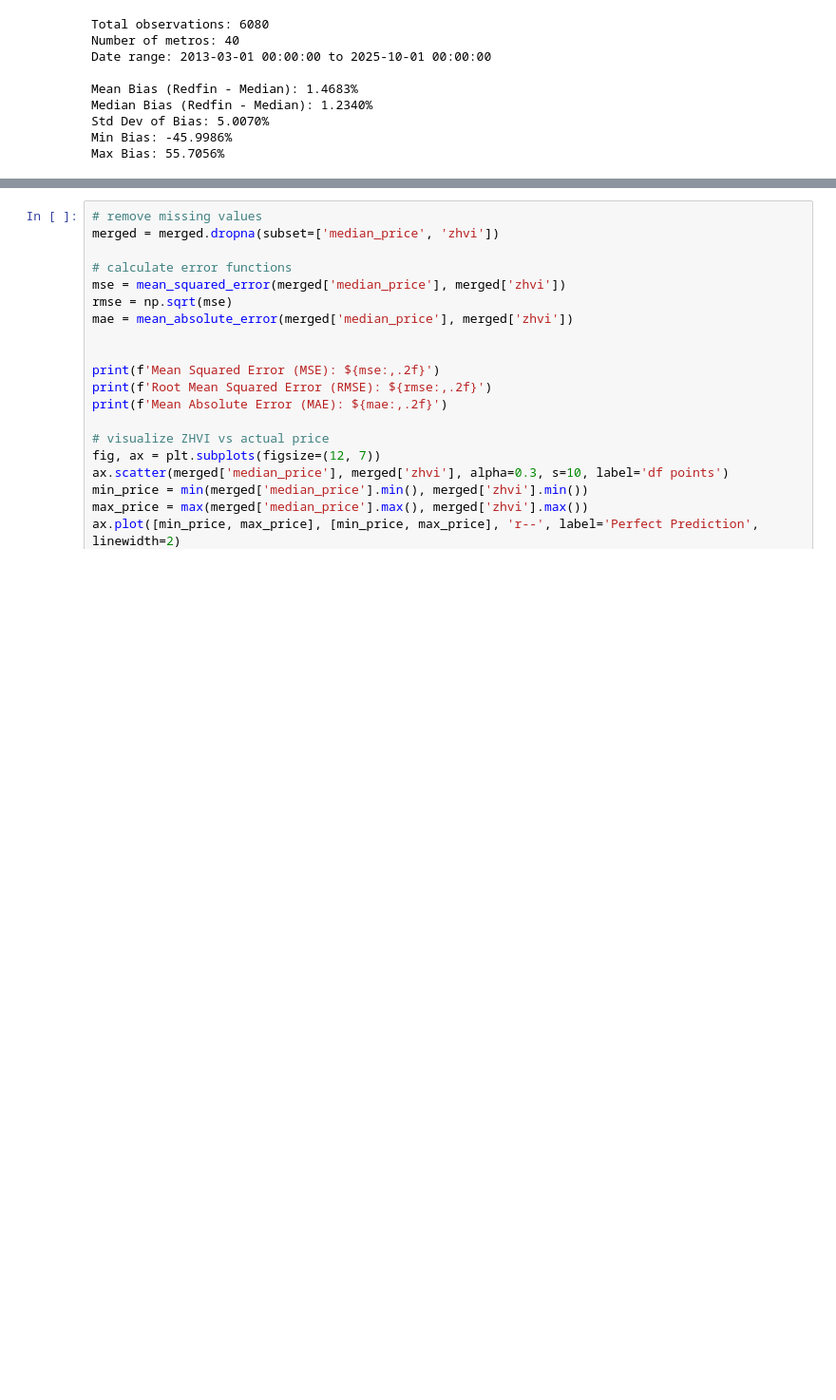
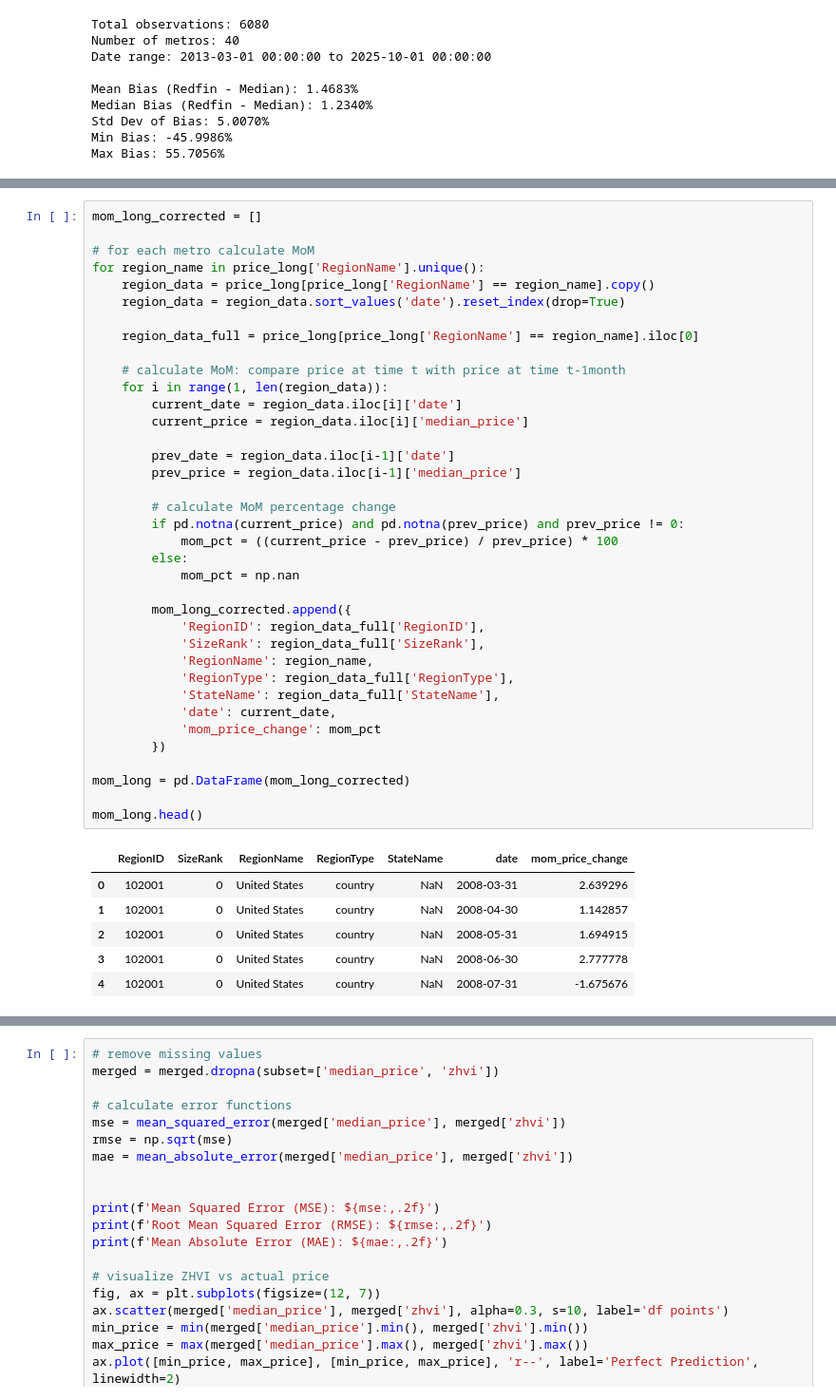
Before and after one commit to odehamer/cs577-project, a Jupyter notebook: project.ipynb, the cells around one changed output, grey strips where cells are left out. Shown at 95% size. Drawn from its saved outputs; the diff is of its cells as text; blank space fills up the shorter version.

```diff
--- a/project.ipynb
+++ b/project.ipynb
@@ -324,0 +514,44 @@ Max Bias: 55.7056%
+# %%
+mom_long_corrected = []
+
+# for each metro calculate MoM
+for region_name in price_long['RegionName'].unique():
+    region_data = price_long[price_long['RegionName'] == region_name].copy()
+    region_data = region_data.sort_values('date').reset_index(drop=True)
+
+    region_data_full = price_long[price_long['RegionName'] == region_name].iloc[0]
+
+    # calculate MoM: compare price at time t with price at time t-1month
+    for i in range(1, len(region_data)):
+        current_date = region_data.iloc[i]['date']
+        current_price = region_data.iloc[i]['median_price']
+
+        prev_date = region_data.iloc[i-1]['date']
+        prev_price = region_data.iloc[i-1]['median_price']
+
+        # calculate MoM percentage change
+        if pd.notna(current_price) and pd.notna(prev_price) and prev_price != 0:
+            mom_pct = ((current_price - prev_price) / prev_price) * 100
+        else:
+            mom_pct = np.nan
+
+        mom_long_corrected.append({
+            'RegionID': region_data_full['RegionID'],
+            'SizeRank': region_data_full['SizeRank'],
+            'RegionName': region_name,
+            'RegionType': region_data_full['RegionType'],
+            'StateName': region_data_full['StateName'],
+            'date': current_date,
+            'mom_price_change': mom_pct
+        })
+
+mom_long = pd.DataFrame(mom_long_corrected)
+
+mom_long.head()
+# %% [output]
+|  | RegionID | SizeRank | RegionName | RegionType | StateName | date | mom_price_change |
+| 0 | 102001 | 0 | United States | country | NaN | 2008-03-31 | 2.639296 |
+| 1 | 102001 | 0 | United States | country | NaN | 2008-04-30 | 1.142857 |
+| 2 | 102001 | 0 | United States | country | NaN | 2008-05-31 | 1.694915 |
+| 3 | 102001 | 0 | United States | country | NaN | 2008-06-30 | 2.777778 |
+| 4 | 102001 | 0 | United States | country | NaN | 2008-07-31 | -1.675676 |
```
Also changed, not shown: parts of 25 cells of this notebook.
